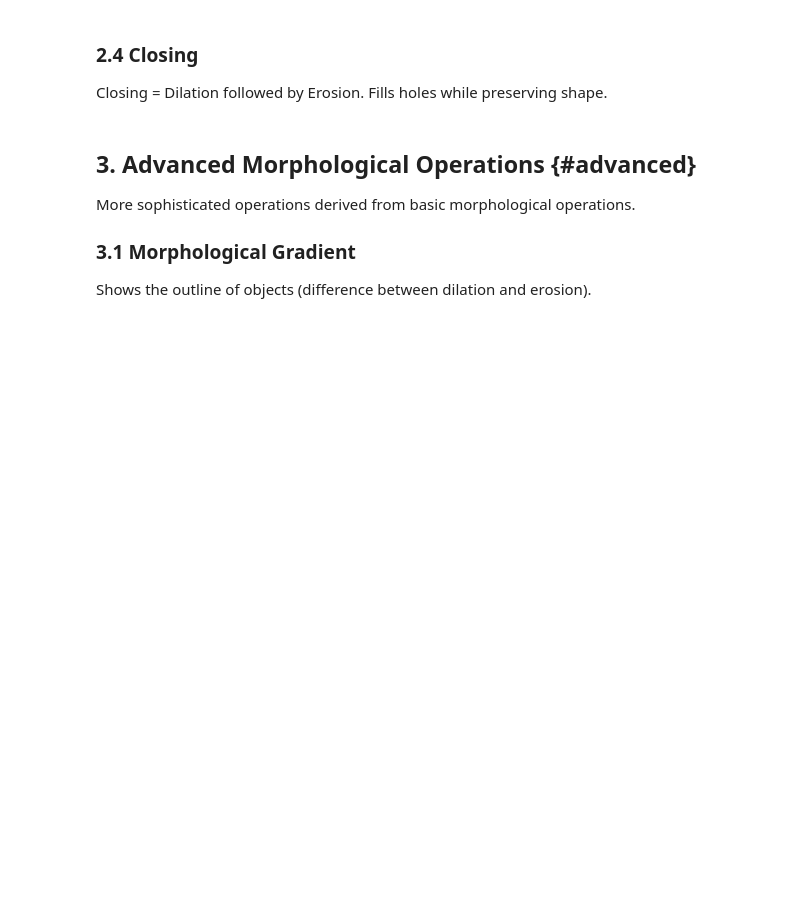
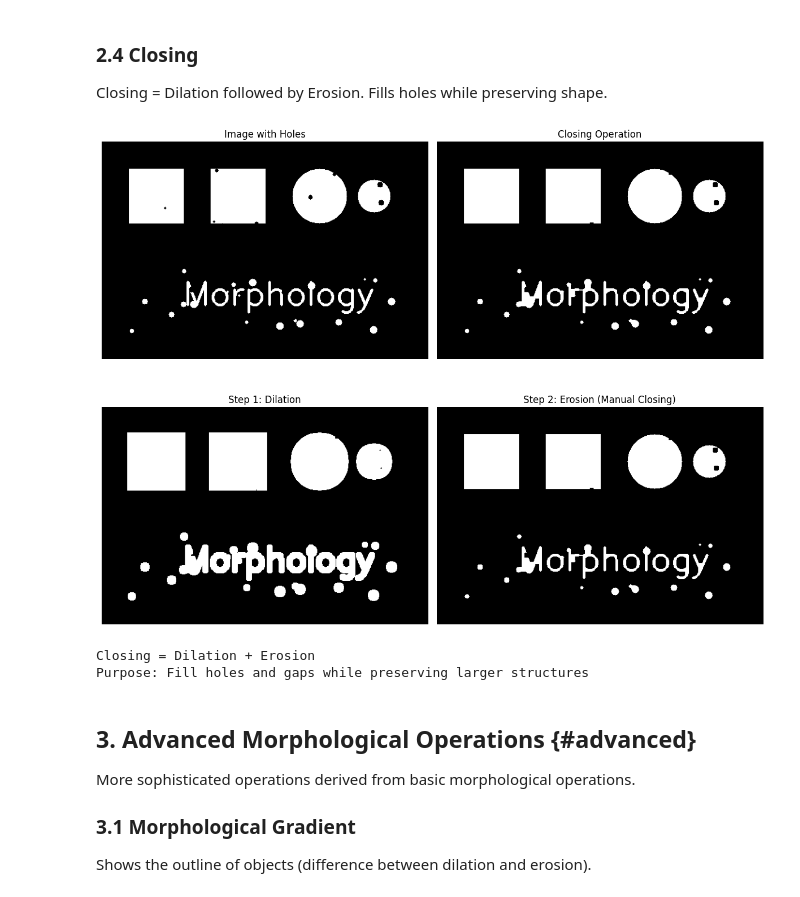
Before and after one commit to vuhung16au/ACU, a Jupyter notebook: DataScience/OpenCV/notebooks/04_morphological_ops.ipynb, the cells around one changed output. Saved outputs shown, nothing was run; the diff lists cells and outputs as text; code cells hidden in the pictures; blank space fills up the shorter version.

```diff
--- a/DataScience/OpenCV/notebooks/04_morphological_ops.ipynb
+++ b/DataScience/OpenCV/notebooks/04_morphological_ops.ipynb
@@ -224,36 +238,40 @@ Closing = Dilation followed by Erosion. Fills holes while preserving shape.
 kernel = cv2.getStructuringElement(cv2.MORPH_RECT, (7, 7))
 
 # Use the noisy image with holes
-closed = basic_morphology.closing(noisy_binary, kernel)
+closed = basic_morphology.close(noisy_binary, kernel)
 
 # Manual closing (dilation + erosion) for comparison
-manual_dilated = basic_morphology.dilation(noisy_binary, kernel)
-manual_closed = basic_morphology.erosion(manual_dilated, kernel)
+manual_dilated = basic_morphology.dilate(noisy_binary, kernel)
+manual_closed = basic_morphology.erode(manual_dilated, kernel)
 
 # Display results
 fig, axes = plt.subplots(2, 2, figsize=(12, 10))
 
 axes[0, 0].imshow(noisy_binary, cmap='gray')
 axes[0, 0].set_title('Image with Holes')
 axes[0, 0].axis('off')
 
 axes[0, 1].imshow(closed, cmap='gray')
 axes[0, 1].set_title('Closing Operation')
 axes[0, 1].axis('off')
 
 axes[1, 0].imshow(manual_dilated, cmap='gray')
 axes[1, 0].set_title('Step 1: Dilation')
 axes[1, 0].axis('off')
 
 axes[1, 1].imshow(manual_closed, cmap='gray')
 axes[1, 1].set_title('Step 2: Erosion (Manual Closing)')
 axes[1, 1].axis('off')
 
 plt.tight_layout()
 plt.show()
 
 print("Closing = Dilation + Erosion")
 print("Purpose: Fill holes and gaps while preserving larger structures")
+# %% [output]
+[figure, added]
+Closing = Dilation + Erosion
+Purpose: Fill holes and gaps while preserving larger structures
 # %% [markdown]
 ## 3. Advanced Morphological Operations {#advanced}
 
```
Also changed, not shown: parts of 16 cells of this notebook, 1 other file.
